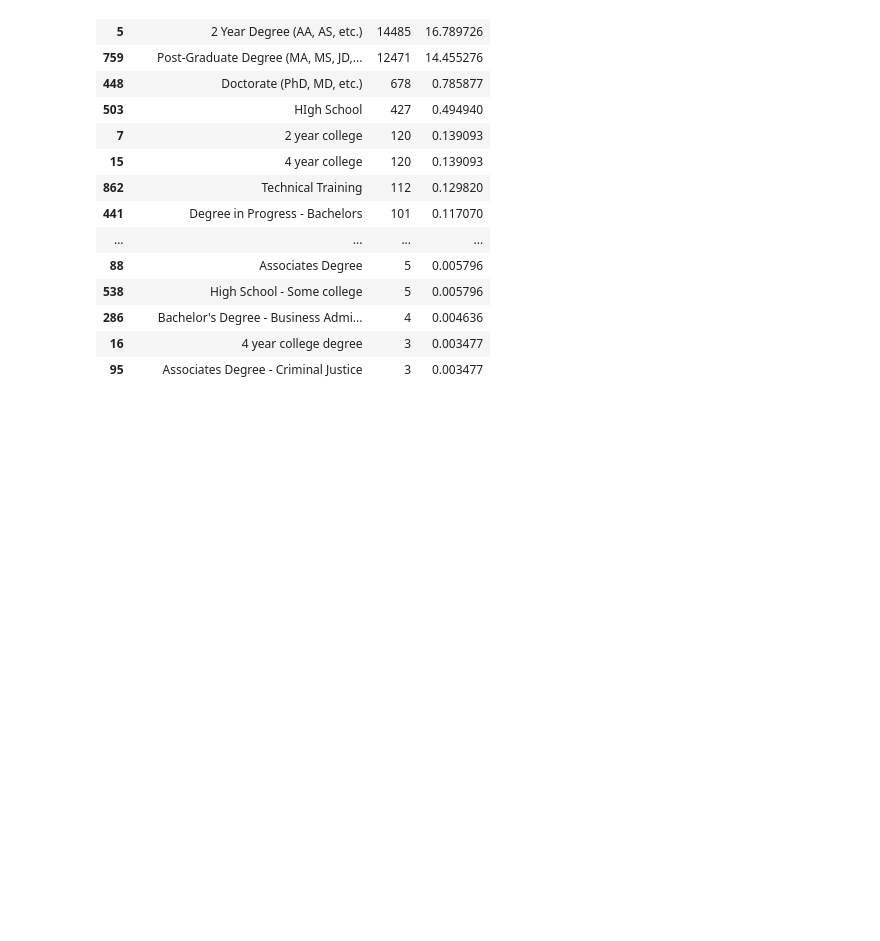
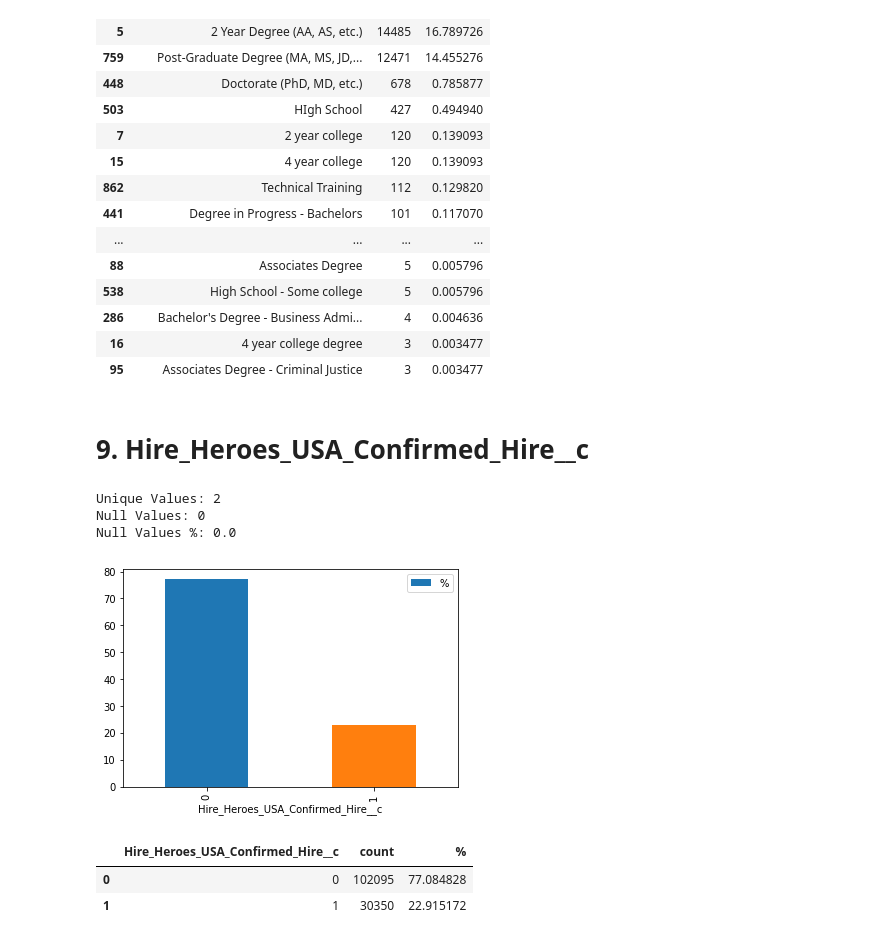
Before and after one commit to iAlhasan/DSP-Project, a Jupyter notebook: 01-DSP-Data Dictionary.ipynb, the cells around one changed output. Drawn from its saved outputs; the diff is of its cells as text; code cells hidden in the pictures; blank space fills up the shorter version.

```diff
--- a/01-DSP-Data Dictionary.ipynb
+++ b/01-DSP-Data Dictionary.ipynb
@@ -224,3 +224,15 @@ Null Values %: 34.86126316584242
 | 286 | Bachelor's Degree - Business Admi... | 4 | 0.004636 |
 | 16 | 4 year college degree | 3 | 0.003477 |
 | 95 | Associates Degree - Criminal Justice | 3 | 0.003477 |
+# %% [markdown]
+# 9. Hire_Heroes_USA_Confirmed_Hire__c
+# %%
+summary('Hire_Heroes_USA_Confirmed_Hire__c')
+# %% [output]
+Unique Values: 2
+Null Values: 0
+Null Values %: 0.0
+[figure, added]
+|  | Hire_Heroes_USA_Confirmed_Hire__c | count | % |
+| 0 | 0 | 102095 | 77.084828 |
+| 1 | 1 | 30350 | 22.915172 |
```
Also changed, not shown: parts of 36 cells of this notebook.
